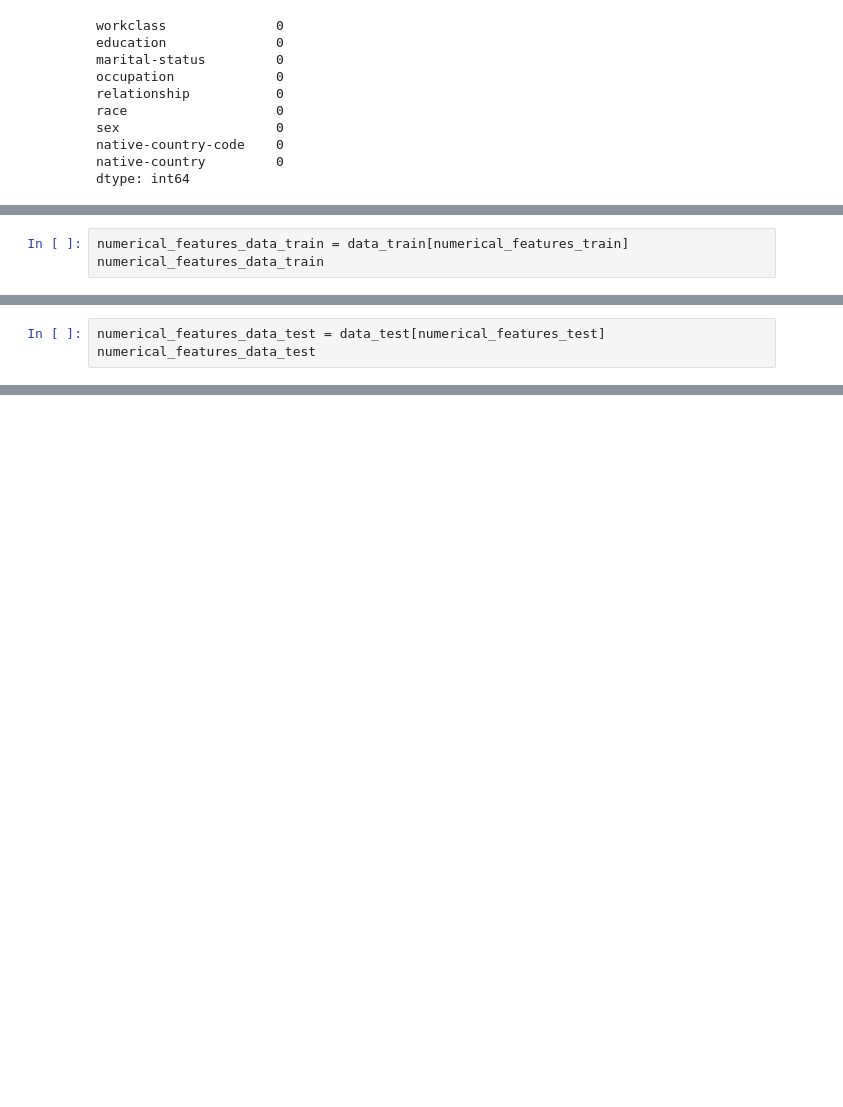
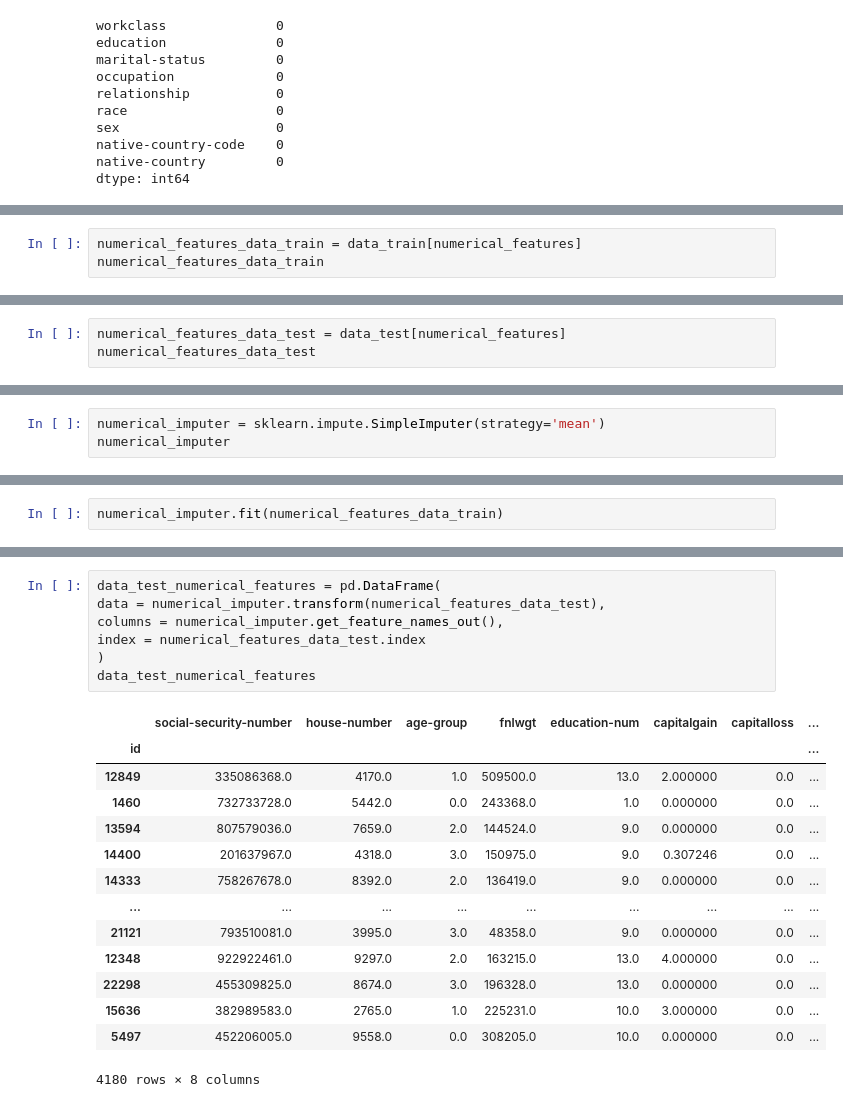
Before and after one commit to NurulhudaAi/ML_Project_2025, a Jupyter notebook: step2_process_data.ipynb, the cells around one changed output, grey strips where cells are left out. Saved outputs shown, nothing was run; the diff lists cells and outputs as text; blank space fills up the shorter version.

```diff
--- a/step2_process_data.ipynb
+++ b/step2_process_data.ipynb
@@ -433,5 +423,5 @@ Index(['social-security-number', 'house-number', 'age-group', 'fnlwgt',
 # %%
-numerical_features_data_train = data_train[numerical_features_train]
+numerical_features_data_train = data_train[numerical_features]
 numerical_features_data_train
 # %% [output]
 |  | social-security-number | house-number | age-group | fnlwgt | education-num | capitalgain | capitalloss | ... |
@@ -451,5 +441,5 @@ numerical_features_data_train
 # %%
-numerical_features_data_test = data_test[numerical_features_test]
+numerical_features_data_test = data_test[numerical_features]
 numerical_features_data_test
 # %% [output]
 |  | social-security-number | house-number | age-group | fnlwgt | education-num | capitalgain | capitalloss | ... |
@@ -484,3 +474,6 @@ numerical_features_data_live
 | 4159 | 258361593.0 | 5369.0 | 1.0 | 173473.0 | 14.0 | 0.0 | 0.0 | ... |
 | 9658 | 987175237.0 | 212.0 | 0.0 | 199426.0 | 10.0 | 0.0 | 0.0 | ... |
 6967 rows × 8 columns
+# %%
+numerical_imputer = sklearn.impute.SimpleImputer(strategy='mean')
+numerical_imputer
@@ -486,0 +482,2 @@ numerical_features_data_live
+# %%
+numerical_imputer.fit(numerical_features_data_train)
@@ -486,0 +508,22 @@ numerical_features_data_live
+# %%
+data_test_numerical_features = pd.DataFrame(
+data = numerical_imputer.transform(numerical_features_data_test),
+columns = numerical_imputer.get_feature_names_out(),
+index = numerical_features_data_test.index
+)
+data_test_numerical_features
+# %% [output]
+|  | social-security-number | house-number | age-group | fnlwgt | education-num | capitalgain | capitalloss | ... |
+| id |  |  |  |  |  |  |  | ... |
+| 12849 | 335086368.0 | 4170.0 | 1.0 | 509500.0 | 13.0 | 2.000000 | 0.0 | ... |
+| 1460 | 732733728.0 | 5442.0 | 0.0 | 243368.0 | 1.0 | 0.000000 | 0.0 | ... |
+| 13594 | 807579036.0 | 7659.0 | 2.0 | 144524.0 | 9.0 | 0.000000 | 0.0 | ... |
+| 14400 | 201637967.0 | 4318.0 | 3.0 | 150975.0 | 9.0 | 0.307246 | 0.0 | ... |
+| 14333 | 758267678.0 | 8392.0 | 2.0 | 136419.0 | 9.0 | 0.000000 | 0.0 | ... |
+| ... | ... | ... | ... | ... | ... | ... | ... | ... |
+| 21121 | 793510081.0 | 3995.0 | 3.0 | 48358.0 | 9.0 | 0.000000 | 0.0 | ... |
+| 12348 | 922922461.0 | 9297.0 | 2.0 | 163215.0 | 13.0 | 4.000000 | 0.0 | ... |
+| 22298 | 455309825.0 | 8674.0 | 3.0 | 196328.0 | 13.0 | 0.000000 | 0.0 | ... |
+| 15636 | 382989583.0 | 2765.0 | 1.0 | 225231.0 | 10.0 | 3.000000 | 0.0 | ... |
+| 5497 | 452206005.0 | 9558.0 | 0.0 | 308205.0 | 10.0 | 0.000000 | 0.0 | ... |
+4180 rows × 8 columns
```
Also changed, not shown: parts of 54 cells of this notebook.
